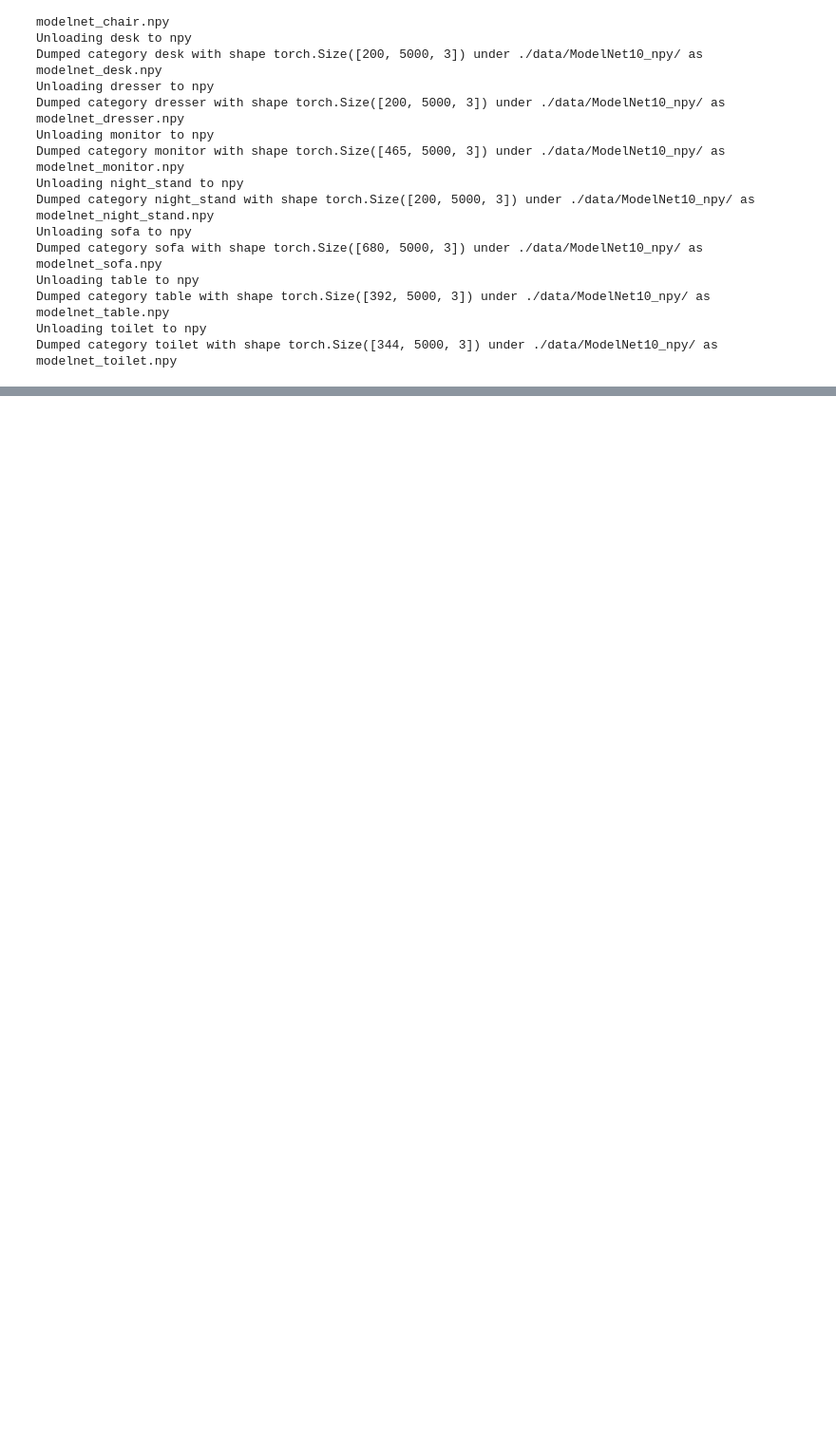
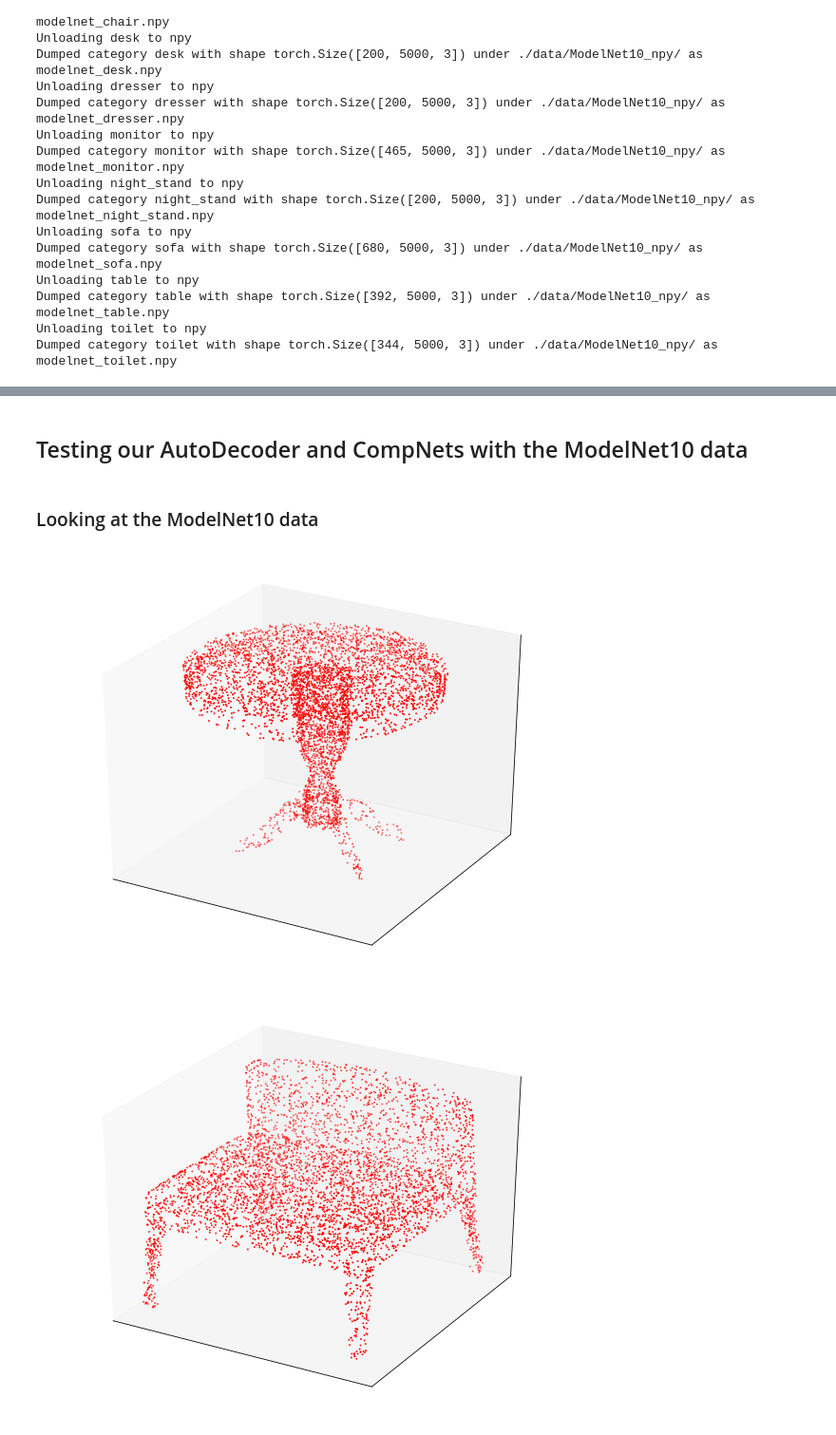
Before and after one commit to SamSamhuns/autodecoder_ensemble_net_for_3D_objects, a Jupyter notebook: autodecoder_ensemble_ModelNet.ipynb, the cells around one changed output, grey strips where cells are left out. Shown at 95% size. Drawn from its saved outputs; the diff is of its cells as text; code cells hidden in the pictures; blank space fills up the shorter version.

Commit message:
Add model wts & mnet eval

```diff
--- a/autodecoder_ensemble_ModelNet.ipynb
+++ b/autodecoder_ensemble_ModelNet.ipynb
@@ -76,0 +136,35 @@ Dumped category toilet with shape torch.Size([344, 5000, 3]) under ./data/ModelN
+# %%
+def get_train_test_from_npy(data_src, test_split=0.1, shuffle_seed=None):
+    """
+    Returns X_train, X_test, y_train, y_test
+    if shuffle_seed is None, X and y will not be shuffled
+    """
+    X, y = None, None
+    label = 0
+    for path in Path(data_src).iterdir():
+        X_curr = np.load(path)
+        if X is None and y is None:
+            X = X_curr
+            y = np.full((X_curr.shape[0], 1), label, dtype=np.int64)
+        else:
+            X = np.concatenate([X, X_curr], axis=0)
+            y = np.concatenate([y, np.full((X_curr.shape[0], 1), label, dtype=np.int64)],
+                               axis=0)
+        label += 1
+        print(f"Adding {path} to X. X is now {X.shape}")
+
+    if shuffle_seed is not None:
+        np.random.seed(shuffle_seed)
+        shuffled_idxs = np.random.permutation(X.shape[0])
+        X, y = X[shuffled_idxs], y[shuffled_idxs]
+
+    test_idx_end = int(X.shape[0]*0.1)
+    X_train, X_test = X[test_idx_end:], X[:test_idx_end]
+    y_train, y_test = y[test_idx_end:], y[:test_idx_end]
+
+    return X_train, X_test, y_train, y_test
+# %%
+data_src = './data/ModelNet10_npy/'
+
+X_train, X_test, y_train, y_test = get_train_test_from_npy(data_src, shuffle_seed=100)
+X_train.shape, X_test.shape, y_train.shape, y_test.shape
@@ -76,0 +723,10 @@ Dumped category toilet with shape torch.Size([344, 5000, 3]) under ./data/ModelN
+# %% [markdown]
+## Testing our AutoDecoder and CompNets with the ModelNet10 data
+# %% [markdown]
+### Looking at the ModelNet10 data
+# %%
+for i in range(10):
+    visualize_npy(X_train[i], save_img_fpath='./img/modelnet10_'+ str(i) +'.png')
+# %% [output]
+[figure, added]
+[figure, added]
```
Also changed, not shown: parts of 30 cells of this notebook, 21 other files.
